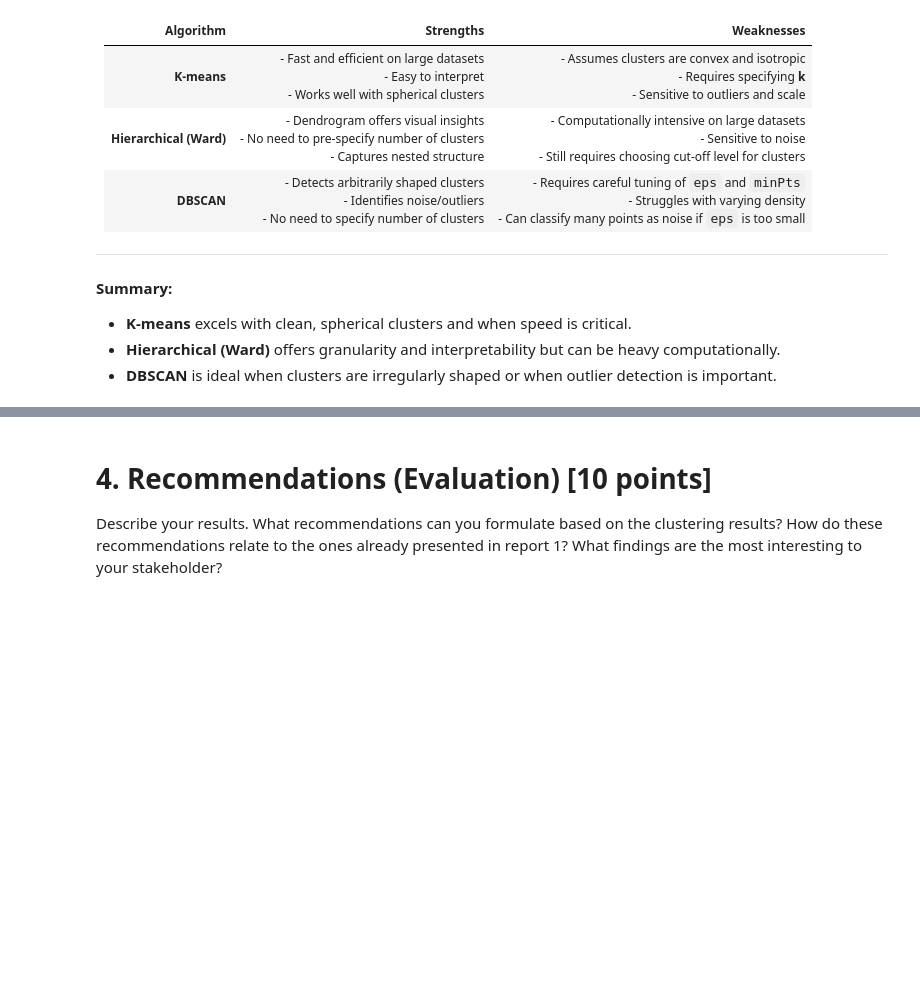
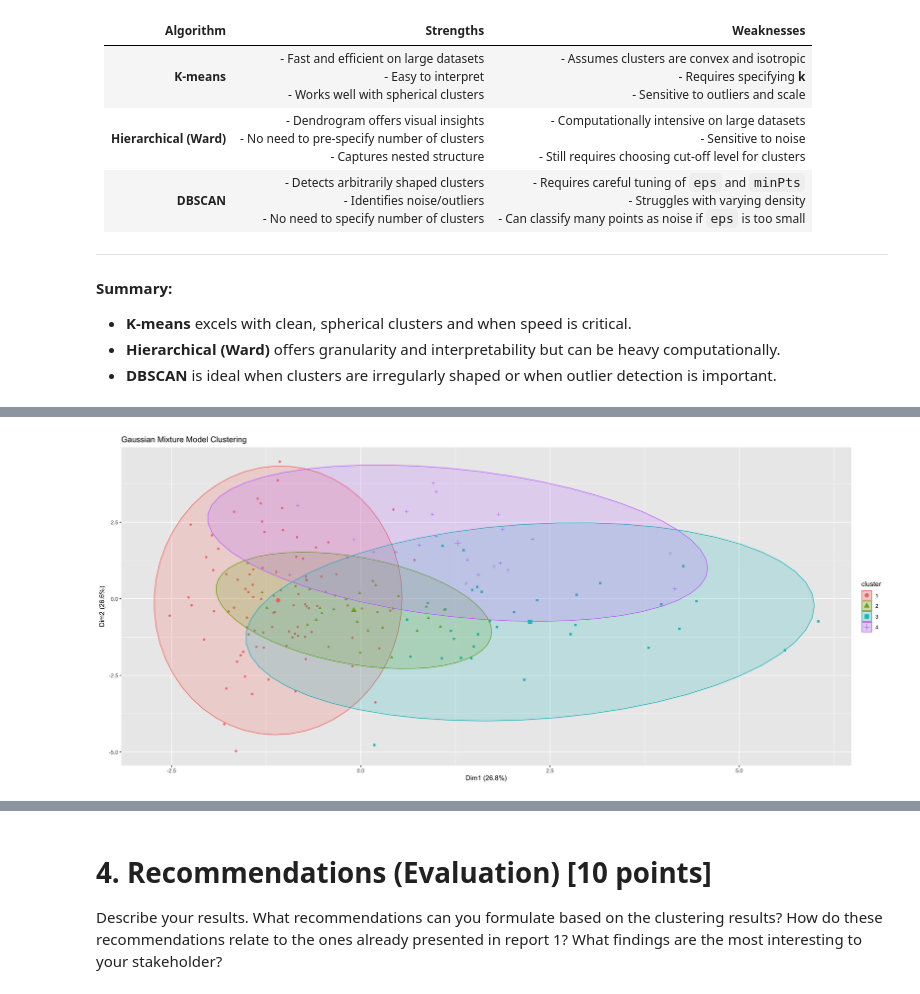
Before and after one commit to Juan-Carlos-D/DM-Team, a Jupyter notebook: Project 2/Rough Drafts/RD 1.ipynb, the cells around one changed output, grey strips where cells are left out. Saved outputs shown, nothing was run; the diff lists cells and outputs as text; code cells hidden in the pictures; blank space fills up the shorter version.

```diff
--- a/Project 2/Rough Drafts/RD 1.ipynb
+++ b/Project 2/Rough Drafts/RD 1.ipynb
@@ -1651,0 +1754,6 @@ Adjusted Rand Index (DBSCAN vs Ward): 0.059
+# %%
+# Apply GMM to the scaled data
+gmm_model <- Mclust(scaled_df)
+
+# Summary of the model
+summary(gmm_model)
@@ -1651,0 +1788,7 @@ Adjusted Rand Index (DBSCAN vs Ward): 0.059
+# %%
+# Plot clustering result with cluster labels
+fviz_cluster(list(data = scaled_df, cluster = gmm_model$classification),
+             geom = "point", ellipse.type = "norm") +
+  labs(title = "Gaussian Mixture Model Clustering")
+# %% [output]
+[figure, added]
```
Also changed, not shown: parts of 22 cells of this notebook.
